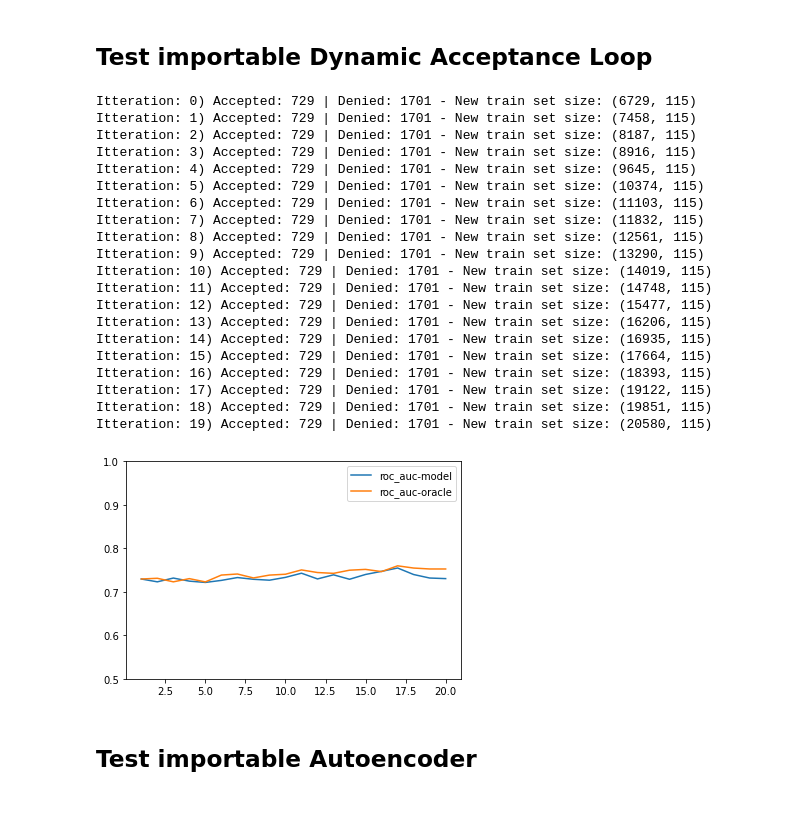
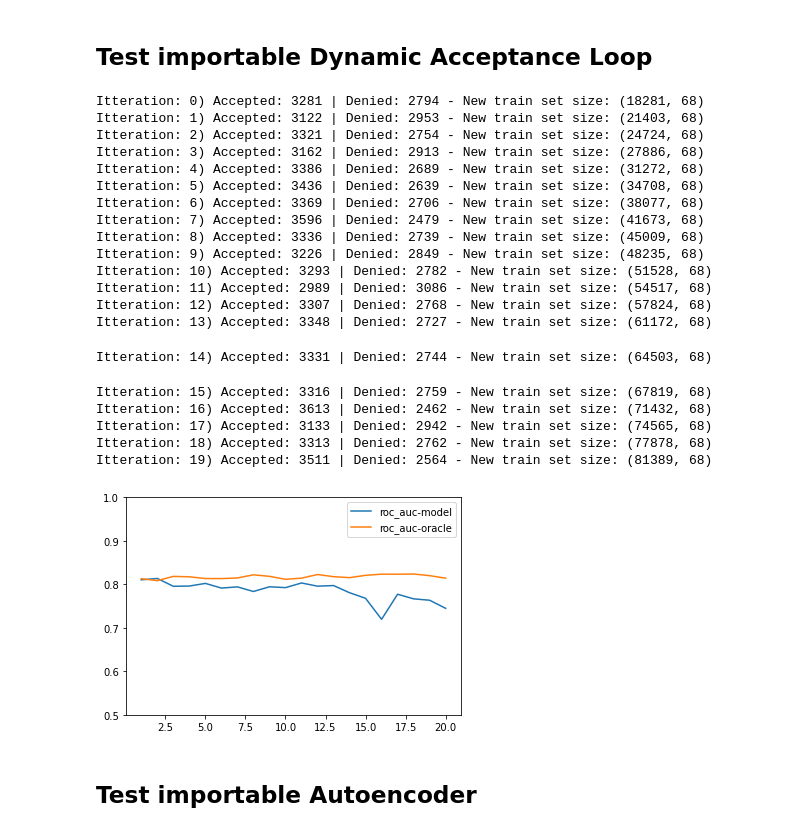
Before and after one commit to lukasvoege/reject-infer-autoencoder, a Jupyter notebook: notebooks/playground.ipynb, the cells around one changed output. Cells and saved outputs as stored; diff of their text form; code cells hidden in the pictures.

Commit message:
fixed Normalization and DecisionTree issues

```diff
--- a/notebooks/playground.ipynb
+++ b/notebooks/playground.ipynb
@@ -19,45 +19,47 @@ import torch
 # %%
 n_years = 20
 
-sim = dal.Simulate_acceptance_loop("paipaidai.csv", lgbm.LGBMClassifier(), 0.1, 0.1, n_years, norm_features=False)
+model = DecisionTreeClassifier(min_samples_leaf=40) #lgbm.LGBMClassifier() #LogisticRegression(max_iter=400)
+
+sim = dal.Simulate_acceptance_loop("gmsc.csv", model, 0.1, 0.1, n_years, norm_features=True)
 results_generator = sim.run()
 
 metrics = None
 for iteration in results_generator:
     print(f'Itteration: {iteration[0]}) Accepted: {iteration[1].count(True)} | Denied: {iteration[1].count(False)} - New train set size: {iteration[2]}')
     metrics = iteration[3]
 
 x = range(1, n_years + 1)
 plt.plot(x, metrics["model"]["holdout"]['roc_auc'], label = 'roc_auc-model')
 plt.plot(x, metrics["oracle"]["holdout"]['roc_auc'], label = 'roc_auc-oracle')
 #plt.plot(x, results["holdout"]['precision'], label = 'precision')
 #plt.plot(x, results["holdout"]['f1'], label = 'f1')
 #plt.plot(x, results["holdout"]['accuracy'], label = 'accuracy')
 plt.legend()
 plt.ylim([0.5, 1.0])
 plt.show()
 # %% [output]
-Itteration: 0) Accepted: 729 | Denied: 1701 - New train set size: (6729, 115)
-Itteration: 1) Accepted: 729 | Denied: 1701 - New train set size: (7458, 115)
-Itteration: 2) Accepted: 729 | Denied: 1701 - New train set size: (8187, 115)
-Itteration: 3) Accepted: 729 | Denied: 1701 - New train set size: (8916, 115)
-Itteration: 4) Accepted: 729 | Denied: 1701 - New train set size: (9645, 115)
-Itteration: 5) Accepted: 729 | Denied: 1701 - New train set size: (10374, 115)
-Itteration: 6) Accepted: 729 | Denied: 1701 - New train set size: (11103, 115)
-Itteration: 7) Accepted: 729 | Denied: 1701 - New train set size: (11832, 115)
-Itteration: 8) Accepted: 729 | Denied: 1701 - New train set size: (12561, 115)
-Itteration: 9) Accepted: 729 | Denied: 1701 - New train set size: (13290, 115)
-Itteration: 10) Accepted: 729 | Denied: 1701 - New train set size: (14019, 115)
-Itteration: 11) Accepted: 729 | Denied: 1701 - New train set size: (14748, 115)
-Itteration: 12) Accepted: 729 | Denied: 1701 - New train set size: (15477, 115)
-Itteration: 13) Accepted: 729 | Denied: 1701 - New train set size: (16206, 115)
-Itteration: 14) Accepted: 729 | Denied: 1701 - New train set size: (16935, 115)
-Itteration: 15) Accepted: 729 | Denied: 1701 - New train set size: (17664, 115)
-Itteration: 16) Accepted: 729 | Denied: 1701 - New train set size: (18393, 115)
-Itteration: 17) Accepted: 729 | Denied: 1701 - New train set size: (19122, 115)
-Itteration: 18) Accepted: 729 | Denied: 1701 - New train set size: (19851, 115)
-Itteration: 19) Accepted: 729 | Denied: 1701 - New train set size: (20580, 115)
+Itteration: 0) Accepted: 3281 | Denied: 2794 - New train set size: (18281, 68)
+Itteration: 1) Accepted: 3122 | Denied: 2953 - New train set size: (21403, 68)
+Itteration: 2) Accepted: 3321 | Denied: 2754 - New train set size: (24724, 68)
+Itteration: 3) Accepted: 3162 | Denied: 2913 - New train set size: (27886, 68)
+Itteration: 4) Accepted: 3386 | Denied: 2689 - New train set size: (31272, 68)
+Itteration: 5) Accepted: 3436 | Denied: 2639 - New train set size: (34708, 68)
+Itteration: 6) Accepted: 3369 | Denied: 2706 - New train set size: (38077, 68)
+Itteration: 7) Accepted: 3596 | Denied: 2479 - New train set size: (41673, 68)
+Itteration: 8) Accepted: 3336 | Denied: 2739 - New train set size: (45009, 68)
+Itteration: 9) Accepted: 3226 | Denied: 2849 - New train set size: (48235, 68)
+Itteration: 10) Accepted: 3293 | Denied: 2782 - New train set size: (51528, 68)
+Itteration: 11) Accepted: 2989 | Denied: 3086 - New train set size: (54517, 68)
+Itteration: 12) Accepted: 3307 | Denied: 2768 - New train set size: (57824, 68)
+Itteration: 13) Accepted: 3348 | Denied: 2727 - New train set size: (61172, 68)
+Itteration: 14) Accepted: 3331 | Denied: 2744 - New train set size: (64503, 68)
+Itteration: 15) Accepted: 3316 | Denied: 2759 - New train set size: (67819, 68)
+Itteration: 16) Accepted: 3613 | Denied: 2462 - New train set size: (71432, 68)
+Itteration: 17) Accepted: 3133 | Denied: 2942 - New train set size: (74565, 68)
+Itteration: 18) Accepted: 3313 | Denied: 2762 - New train set size: (77878, 68)
+Itteration: 19) Accepted: 3511 | Denied: 2564 - New train set size: (81389, 68)
-[figure, old version]
+[figure, new version]
 # %% [markdown]
 ## Test importable Autoencoder
 # %%
```
Also changed, not shown: parts of 2 cells of this notebook, 2 other files.
